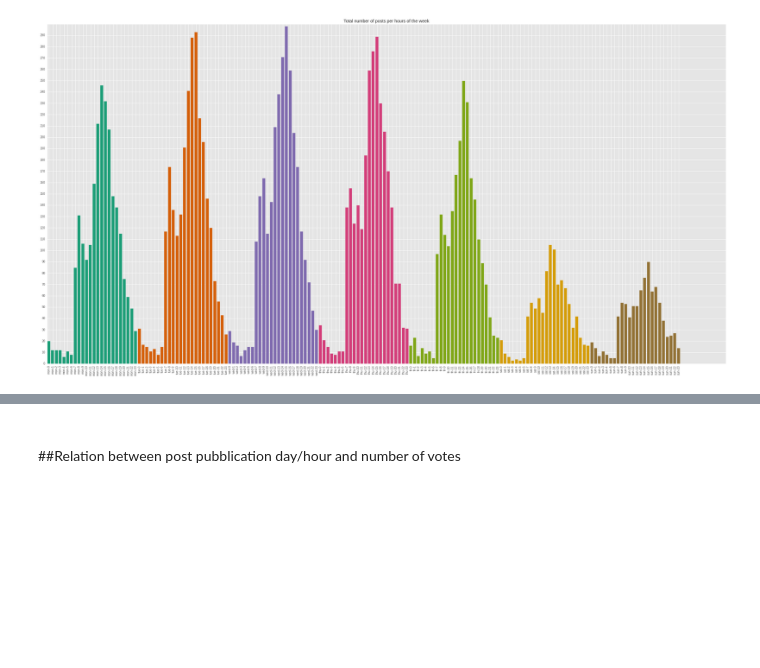
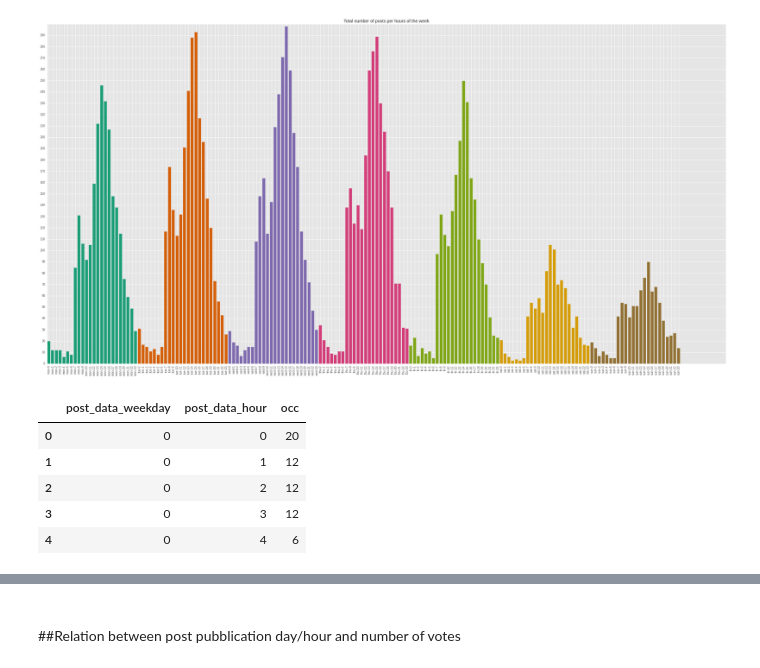
Before and after one commit to edoven/producthunt-analysis, a Jupyter notebook: analysis.ipynb, the cells around one changed output, grey strips where cells are left out. Drawn from its saved outputs; the diff is of its cells as text; code cells hidden in the pictures; blank space fills up the shorter version.

```diff
--- a/analysis.ipynb
+++ b/analysis.ipynb
@@ -720,3 +720,12 @@ plt.savefig('img/totPosts.png')
 plt.show()
 # %% [output]
 [figure]
+# %%
+postsPerTimeslot_total.head()
+# %% [output]
+|  | post_data_weekday | post_data_hour | occ |
+| 0 | 0 | 0 | 20 |
+| 1 | 0 | 1 | 12 |
+| 2 | 0 | 2 | 12 |
+| 3 | 0 | 3 | 12 |
+| 4 | 0 | 4 | 6 |
```
Also changed, not shown: parts of 3 cells of this notebook.
